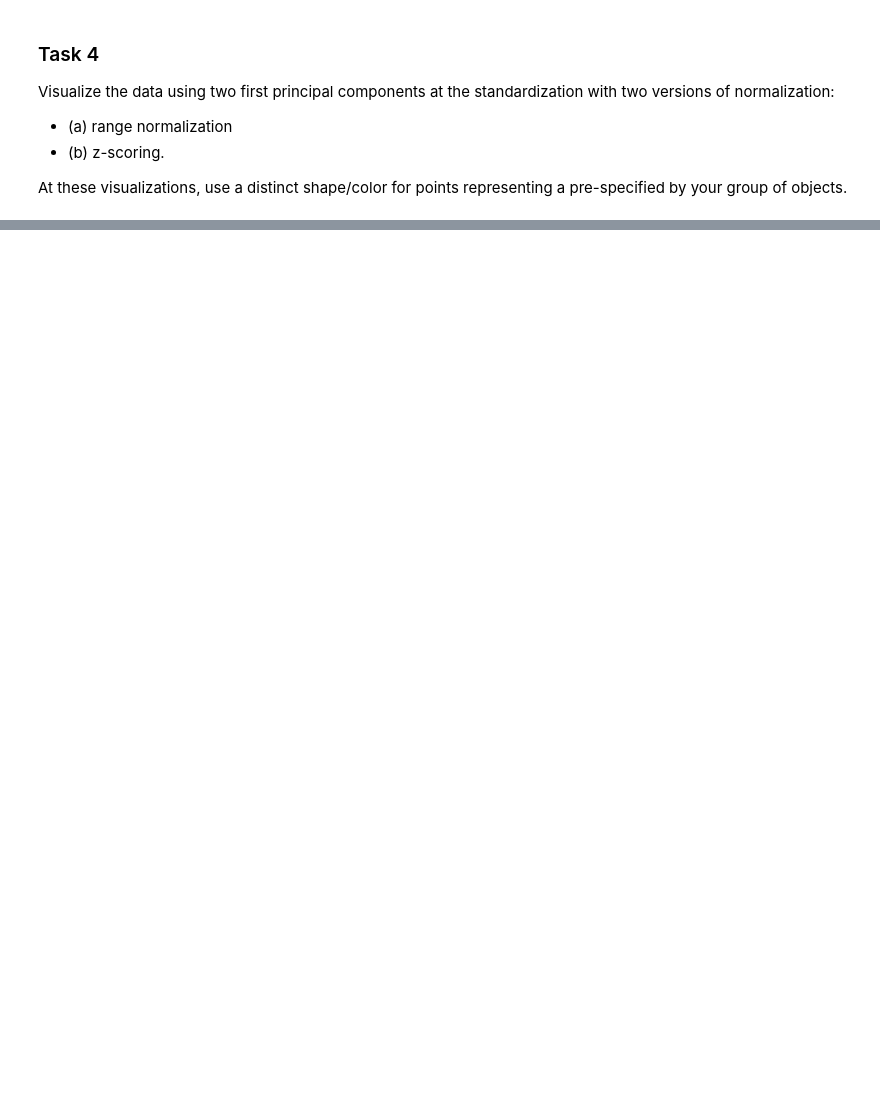
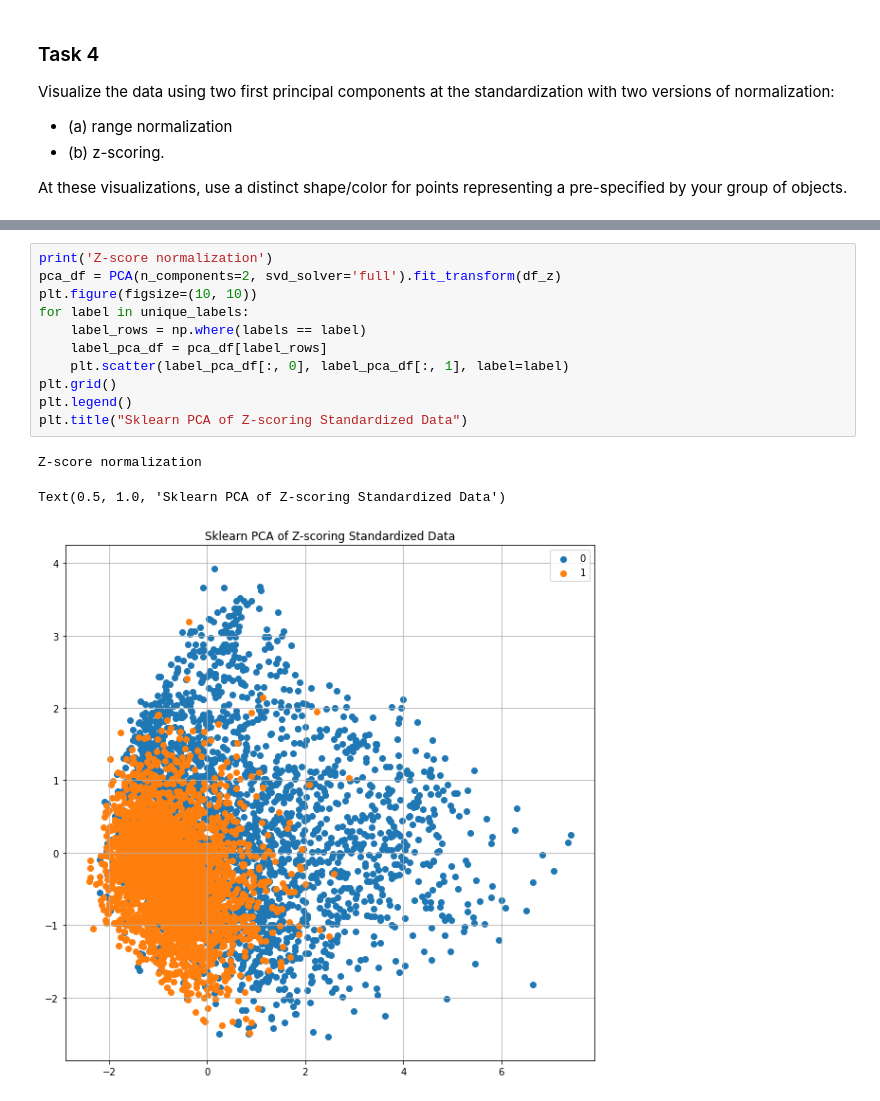
Before and after one commit to TrellixVulnTeam/Modern_Methods_of_Data_Analysis_W8LU, a Jupyter notebook: PCA_SVD.ipynb, the cells around one changed output, grey strips where cells are left out. Cells and saved outputs as stored; diff of their text form; blank space fills up the shorter version.

```diff
--- a/PCA_SVD.ipynb
+++ b/PCA_SVD.ipynb
@@ -527,0 +193,15 @@ plt.show()
+# %%
+print('Z-score normalization')
+pca_df = PCA(n_components=2, svd_solver='full').fit_transform(df_z)
+plt.figure(figsize=(10, 10))
+for label in unique_labels:
+    label_rows = np.where(labels == label)
+    label_pca_df = pca_df[label_rows]
+    plt.scatter(label_pca_df[:, 0], label_pca_df[:, 1], label=label)
+plt.grid()
+plt.legend()
+plt.title("Sklearn PCA of Z-scoring Standardized Data")
+# %% [output]
+Z-score normalization
+Text(0.5, 1.0, 'Sklearn PCA of Z-scoring Standardized Data')
+[figure, added]
```
Also changed, not shown: parts of 62 cells of this notebook, 5 other files.
